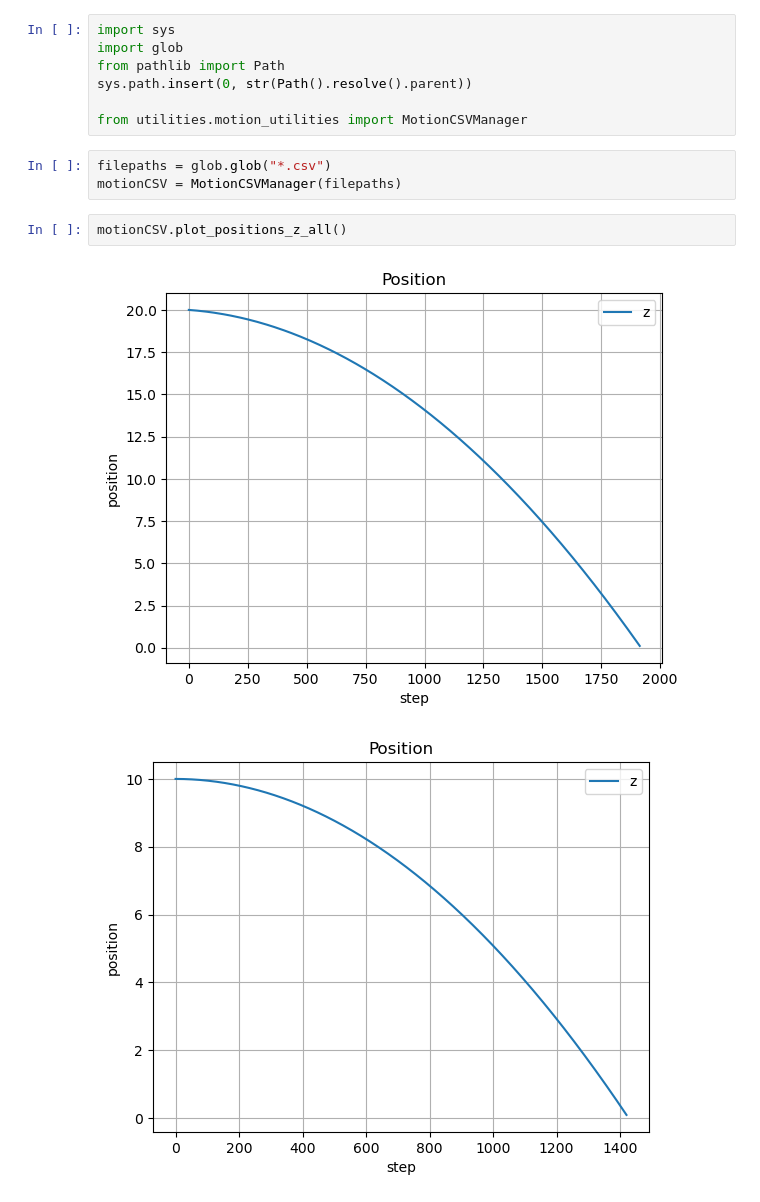
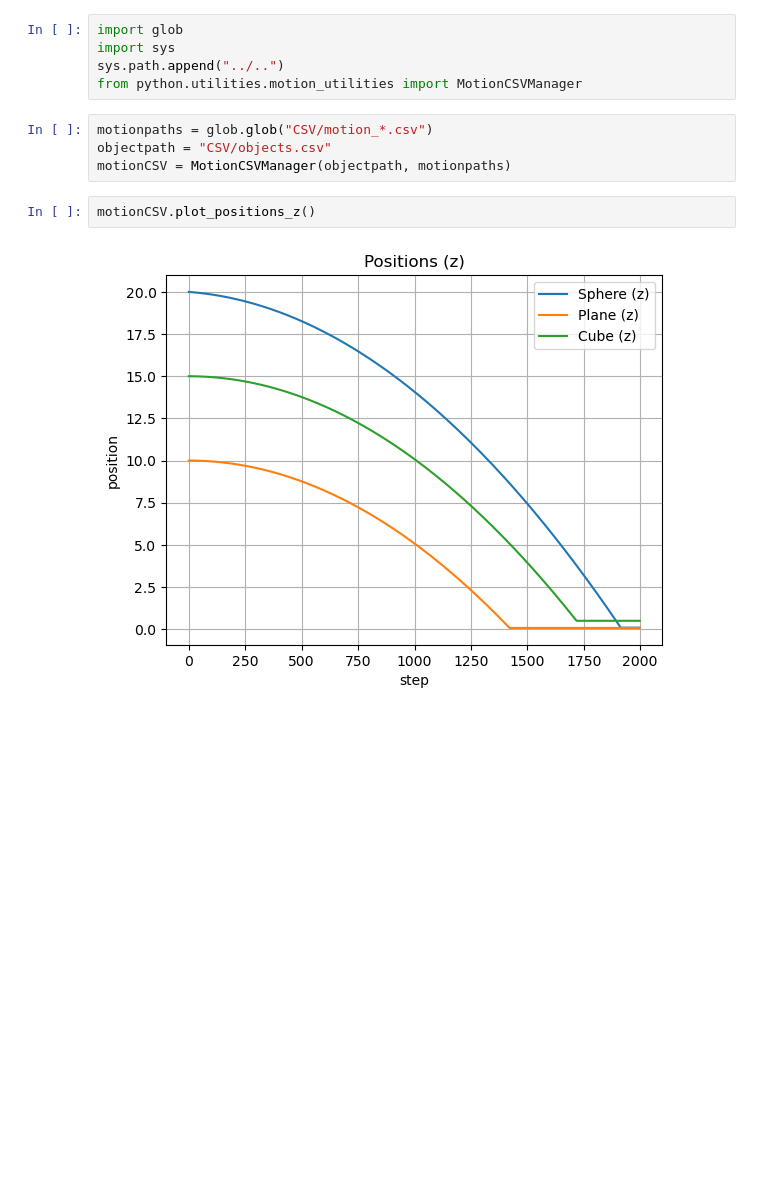
Before and after one commit to TomLaclavere/3DPhysicsEngine, a Jupyter notebook: examples/Free_Fall/plotting.ipynb, the cells around one changed output. Cells and saved outputs as stored; diff of their text form; blank space fills up the shorter version.

Commit message:
Save object information + add saving functions in main script + improve plotting function

```diff
--- a/examples/Free_Fall/plotting.ipynb
+++ b/examples/Free_Fall/plotting.ipynb
@@ -1,15 +1,13 @@
 # %%
+import glob
 import sys
-import glob
-from pathlib import Path
-sys.path.insert(0, str(Path().resolve().parent))
-
-from utilities.motion_utilities import MotionCSVManager
+sys.path.append("../..")
+from python.utilities.motion_utilities import MotionCSVManager
 # %%
-filepaths = glob.glob("*.csv")
-motionCSV = MotionCSVManager(filepaths)
+motionpaths = glob.glob("CSV/motion_*.csv")
+objectpath = "CSV/objects.csv"
+motionCSV = MotionCSVManager(objectpath, motionpaths)
 # %%
-motionCSV.plot_positions_z_all()
+motionCSV.plot_positions_z()
 # %% [output]
-[figure, old version]
+[figure, new version]
-[figure, removed]
```
Also changed, not shown: parts of 1 cell of this notebook, 22 other files.
